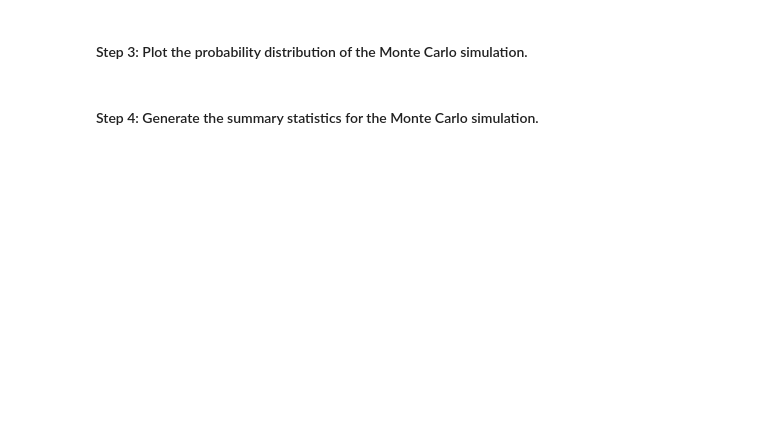
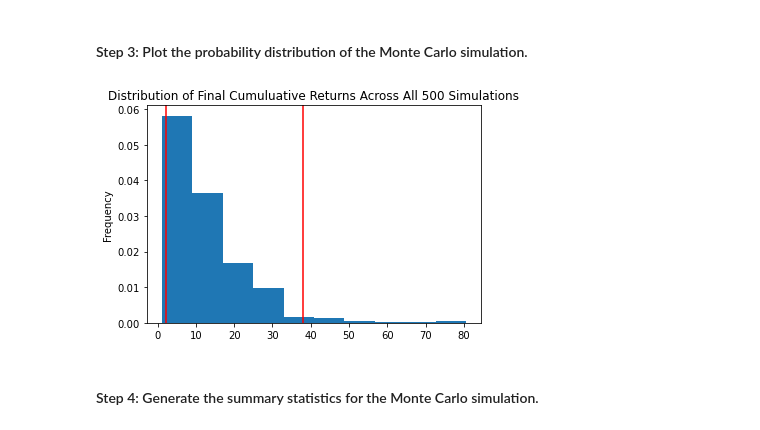
Before and after one commit to LeoHarada/Challenge_5, a Jupyter notebook: Starter_Code/financial_planning_tools.ipynb, the cells around one changed output. Saved outputs shown, nothing was run; the diff lists cells and outputs as text; code cells hidden in the pictures; blank space fills up the shorter version.

```diff
--- a/Starter_Code/financial_planning_tools.ipynb
+++ b/Starter_Code/financial_planning_tools.ipynb
@@ -411,7 +523,9 @@ In this section, you’ll use the MCForecastTools library to create a Monte Carl
 # %%
 # Visualize the probability distribution of the 30-year Monte Carlo simulation
 # by plotting a histogram
-# YOUR CODE HERE
+split_weight_distribution_plot = MC_split_weight.plot_distribution()
+# %% [output]
+[figure, added]
 # %% [markdown]
 #### Step 4: Generate the summary statistics for the Monte Carlo simulation.
 # %%
```
Also changed, not shown: parts of 40 cells of this notebook.
